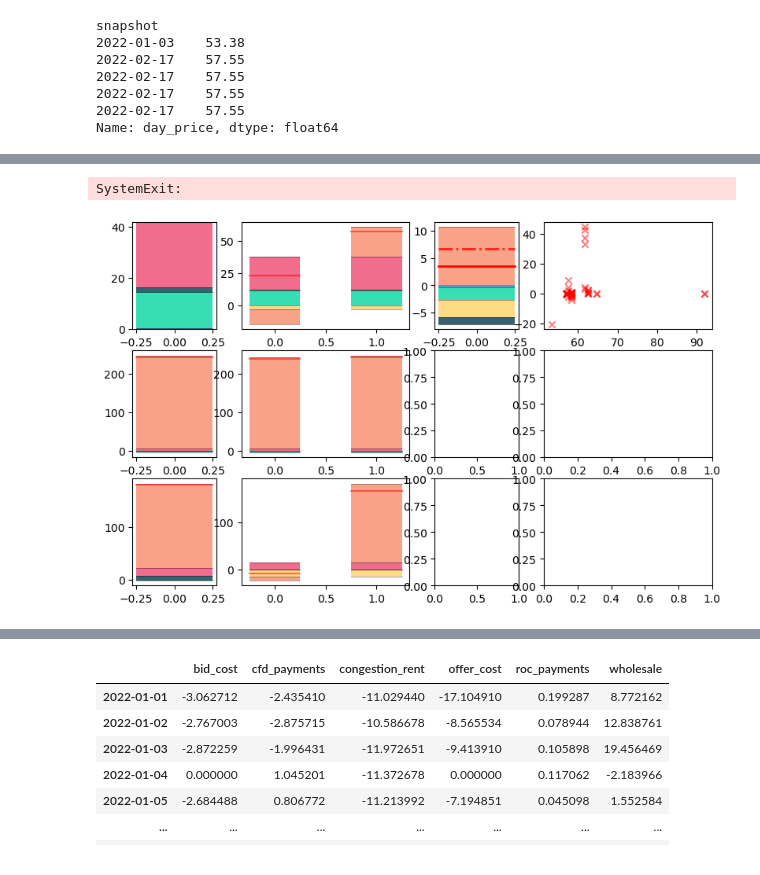
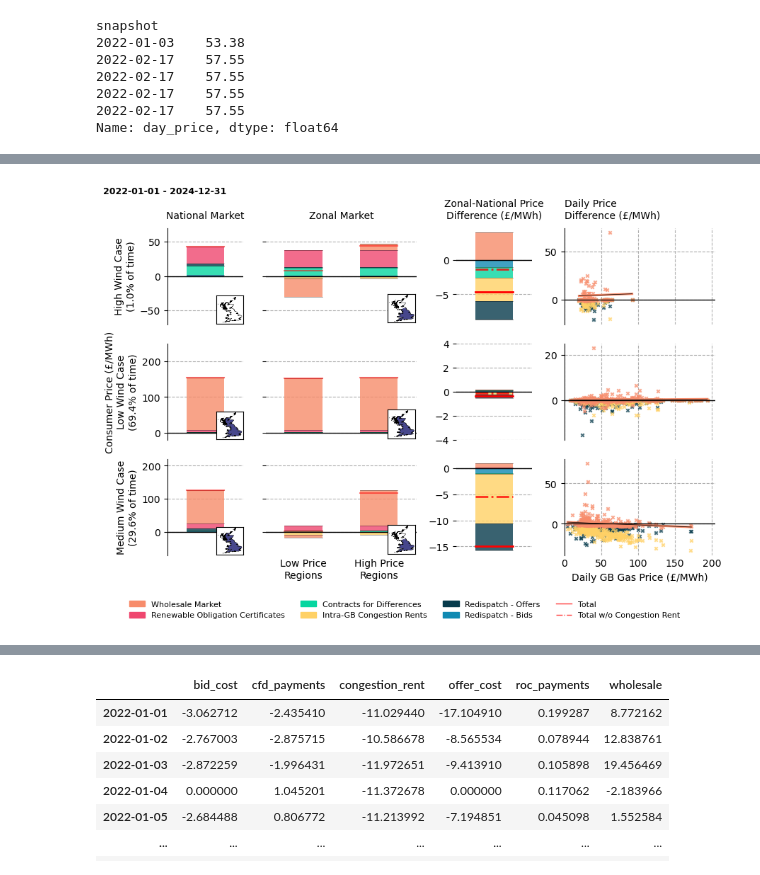
Before and after one commit to LukasFrankenQ/GBPower, a Jupyter notebook: notebooks/energy_crisis_shift.ipynb, the cells around one changed output, grey strips where cells are left out. Saved outputs shown, nothing was run; the diff lists cells and outputs as text; code cells hidden in the pictures.

Commit message:
updated plotting and savefile names

```diff
--- a/notebooks/energy_crisis_shift.ipynb
+++ b/notebooks/energy_crisis_shift.ipynb
@@ -9,8 +9,8 @@ import matplotlib.pyplot as plt
 from plotting_constants import nice_names, color_dict
 # %%
 # start, end = '2022-01-01', '2023-06-30'
-# start, end = '2022-01-01', '2024-12-31'
-start, end = '2022-01-01', '2022-12-31'
+start, end = '2022-01-01', '2024-12-31'
+# start, end = '2022-01-01', '2022-12-31'
 
 date_range = pd.date_range(start, end).strftime('%Y-%m-%d')
 # %%
@@ -546,27 +546,26 @@ for ax, data in zip(axs[:,3], [neg, pos, mixed]):
     diff_disagg = zonal_disagg - national_disagg
 
     x = fp.loc[diff_disagg.index.strftime('%Y-%m-%d')]
-
-    # x = x.groupby(x.index).mean()
+    x = x.groupby(x.index).mean()
 
     # print(diff_disagg.head())
-    # y = get_weighted_average_price(diff_disagg, loads)
+    y = get_weighted_average_price(diff_disagg, loads)
     # import sys; sys.exit()
 
-    # total = y.sum(axis=1)
-    # interesting_cols = ['offer_cost', 'congestion_rent', 'wholesale']
+    total = y.sum(axis=1)
+    interesting_cols = ['offer_cost', 'congestion_rent', 'wholesale']
 
-    # for col in interesting_cols:
-    #     ax.scatter(x, y.loc[:, col].values, alpha=0.75, c=color_dict[col], marker='x', s=10)
+    for col in interesting_cols:
+        ax.scatter(x, y.loc[:, col].values, alpha=0.75, c=color_dict[col], marker='x', s=10)
 
-    # sns.regplot(x=x, y=y.loc[:, col].values, ax=ax, scatter=False, ci=True, line_kws={'color': color_dict[col]})
-    # sns.regplot(x=x, y=y.loc[:, col].values, ax=ax, scatter=False, ci=False, line_kws={'color': 'k', 'lw': 0.5})
+    sns.regplot(x=x, y=y.loc[:, col].values, ax=ax, scatter=False, ci=True, line_kws={'color': color_dict[col]})
+    sns.regplot(x=x, y=y.loc[:, col].values, ax=ax, scatter=False, ci=False, line_kws={'color': 'k', 'lw': 0.5})
 
 
-    ax.scatter(x, diff_disagg.sum(axis=1).values, alpha=0.5, c='r', marker='x')
-    print(diff_disagg.sum(axis=1).sort_values())
+    # ax.scatter(x, diff_disagg.sum(axis=1).values, alpha=0.5, c='r', marker='x')
+    # print(diff_disagg.sum(axis=1).sort_values())
 
-    import sys; sys.exit()
+    # import sys; sys.exit()
 
 for ax in axs[:,3]:
     ax.set_xlabel('')
@@ -776,2 +758 @@ dtype: float64
-SystemExit:
-[figure, old version]
+[figure, new version]
```
Also changed, not shown: parts of 7 cells of this notebook, 2 other files.
